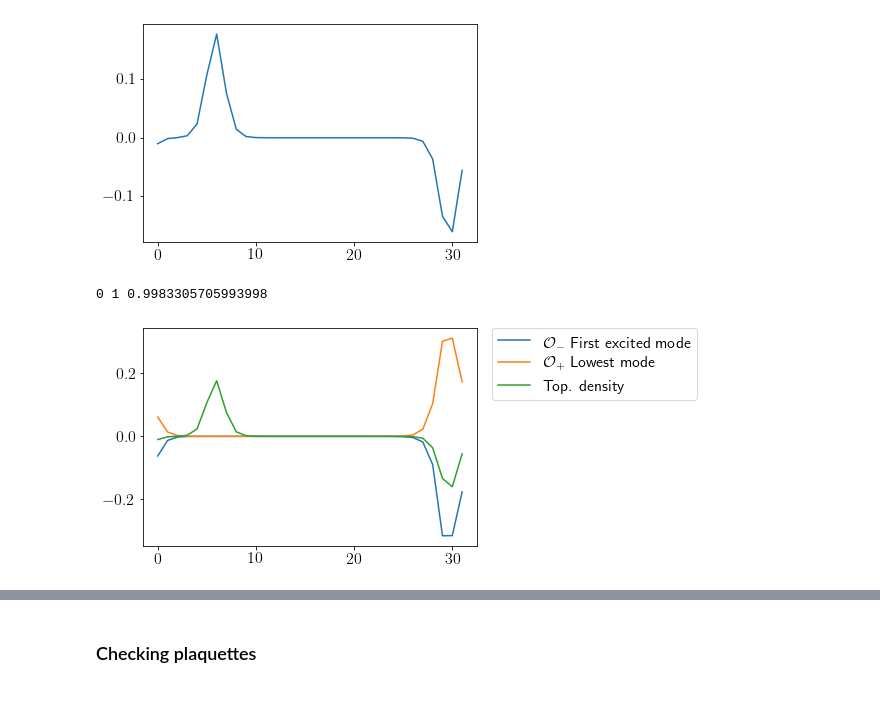
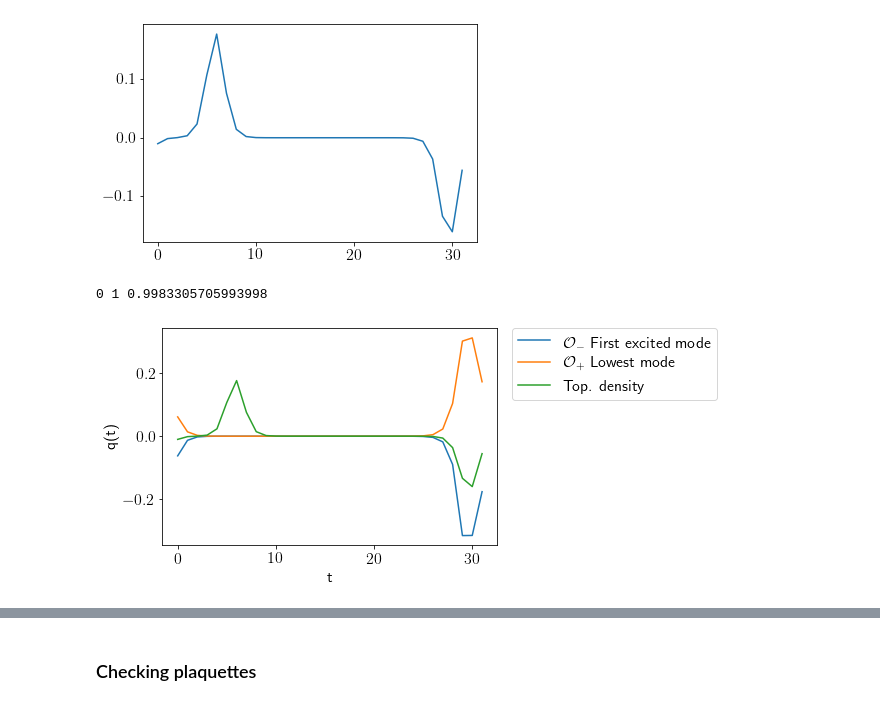
Before and after one commit to Ivan-Soler/AFM, a Jupyter notebook: main.ipynb, the cells around one changed output, grey strips where cells are left out. Cells and saved outputs as stored; diff of their text form; code cells hidden in the pictures.

```diff
--- a/main.ipynb
+++ b/main.ipynb
@@ -395,7 +307,7 @@ lambda_opt,index_opt=float(lamba_string[0]), int(float(lamba_string[1]))
 f.close()
 GM=np.loadtxt(folder_out+measure+"GM_history_opt.txt")
 for element in GM:
-    if element[1]>0.4 and element[1]<0.6:
+    if element[1]<0.1:
         print(element)
         conf=int(element[0])
 # %% [output]
@@ -495,9 +404,13 @@ measure="gf_afm_0p5t/"
 #ax = plt.gca()
 fig, axes = plt.subplots(nrows=2, ncols=2,figsize=(12,6))
 index=0
-conf_read=[750,830,890,980]
+
+conf_read=[310,660,600,980]
 
 for conf in conf_read:
+    #Read the susy mode
+    density_susy=np.loadtxt(folder+measure+"susy_mode_"+str(conf)+"c.txt")
+
     polyakov=[]
     #Read the polyakov
     with open(polyakov_file) as f:
@@ -507,26 +420,50 @@ for conf in conf_read:
             if splitted[1]==str(conf):
                 element=splitted[5].split(",")
                 polyakov.append(float(element[0].replace("(", "")))
+
     i=index%2
     j=int(index/2)%2
     #Plot the polyakov loop
-    axes[i,j].plot(polyakov, label=r' $\tau=0.5$')
+    axes[i,j].plot(polyakov, label=r' $<P_xP_yP_z>, \tau=0.5, \epsilon = 0.1, N=5$')
+    #Plot the density with the other axes
+    axes2=axes[i,j].twinx()
+    axes2.plot(density_susy, label=r'SZM density $\tau=0.5$', color='red')
 
     if j==0:
         axes[i,j].set_ylabel(r'$<P_xP_yP_z>$')
+        axes2.set_yticklabels([])
+        if i==0:
+            axes[i,j].set_xticklabels([])
+            axes2.set_ylim([-0.25,0.25])
+
+    if j==1:
+        axes2.set_ylabel(r'q(t)')
+        axes[i,j].set_yticklabels([])
+        if i==0:
+            axes[i,j].set_yticklabels([])
+            axes[i,j].set_xticklabels([])
+            axes2.set_ylim([-0.25,0.25])
     if i==1:
+        axes2.set_ylim([-0.25,0.25])
         axes[i,j].set_xlabel(r't')
 
     axes[i,j].set_ylim([-1,1])
 
     index+=1
 
-#box = axes[0,0].get_position()
-#axes[0,0].set_position([box.x0, box.y0, box.width * 1, box.height])
+box = axes[0,0].get_position()
+axes[0,0].set_position([box.x0, box.y0, box.width * 1, box.height])
 
 # Put a legend to the right of the current axis
-#axes[0,0].legend(loc="center", ncol=2, bbox_to_anchor=(1.10, 1.25))
+axes[0,0].legend(loc="center", ncol=2, bbox_to_anchor=(0.75, 1.25))
+
+box = axes2.get_position()
+axes2.set_position([box.x0, box.y0, box.width * 1, box.height])
+
+# Put a legend to the right of the current axis
+axes2.legend(loc="center", ncol=2, bbox_to_anchor=(0.5, 2.45))
+
 
 fig.savefig(folder_out+"Polyakov.pdf",dpi=150, bbox_inches='tight')
 
-plt.close()
+plt.show()
@@ -578,35 +517,36 @@ conf=550
 folder_0="/ssd/ivsol/filtering/4x4x4x32/b2p44_new/gf_afm_0p5t/doublers/sector_0/"
 folder_dou="/ssd/ivsol/filtering/4x4x4x32/b2p44_new/gf_afm_0p5t/doublers/sector_1/"
 GM=np.zeros((8,8))
 for i in range(0,1,1):
     for j in range(0,8,1):
         mode=folder_0+"SusyMode_bin_"+str(i)+"-"+str(conf)
         density,sizes=Read.bin_mode(mode,sizes,colors,spin)
         density_s0=density.sum(axis=(0,1,2))
 
         mode=folder_dou+"SusyMode_bin_"+str(j)+"-"+str(conf)
         density,sizes=Read.bin_mode(mode,sizes,colors,spin)
         density_s1=density.sum(axis=(0,1,2))
 
         GM[i,j]=Compare.Geom_mean_1d(density_s1,density_s0)
         if GM[i,j]>0.99:
             print(i,j,GM[i,j])
         #density=-density_s0
         #density=density_s1
         #density=density_s1-density_s0
             fig, axes = plt.subplots()
             axes.plot(t,-density_s0,label=r'$\mathcal{O}_-$ First excited mode')
             axes.plot(t,density_s1,label=r'$\mathcal{O}_+$ Lowest mode')
             axes.plot(density_top, label="Top. density")
             box = axes.get_position()
             axes.set_position([box.x0, box.y0, box.width * 1, box.height])
-
+            axes.set_ylabel(r'q(t)')
+            axes.set_xlabel(r't')
             # Put a legend to the right of the current axis
             axes.legend(loc="center", ncol=1, bbox_to_anchor=(1.35, 0.835))
             fig.savefig("/ssd/ivsol/filtering/4x4x4x32/b2p44_new/gf_afm_0p5t/doublers/doublers.pdf",dpi=150, bbox_inches='tight')
 # %% [output]
 0 1 0.9983305705993998
-[figure, old version]
+[figure, new version]
 # %%
 conf=550
 folder="../filtering/4x4x4x32/b2p44_new/gf_afm_0p5t/"
```
Also changed, not shown: parts of 18 cells of this notebook, 3 other files.
